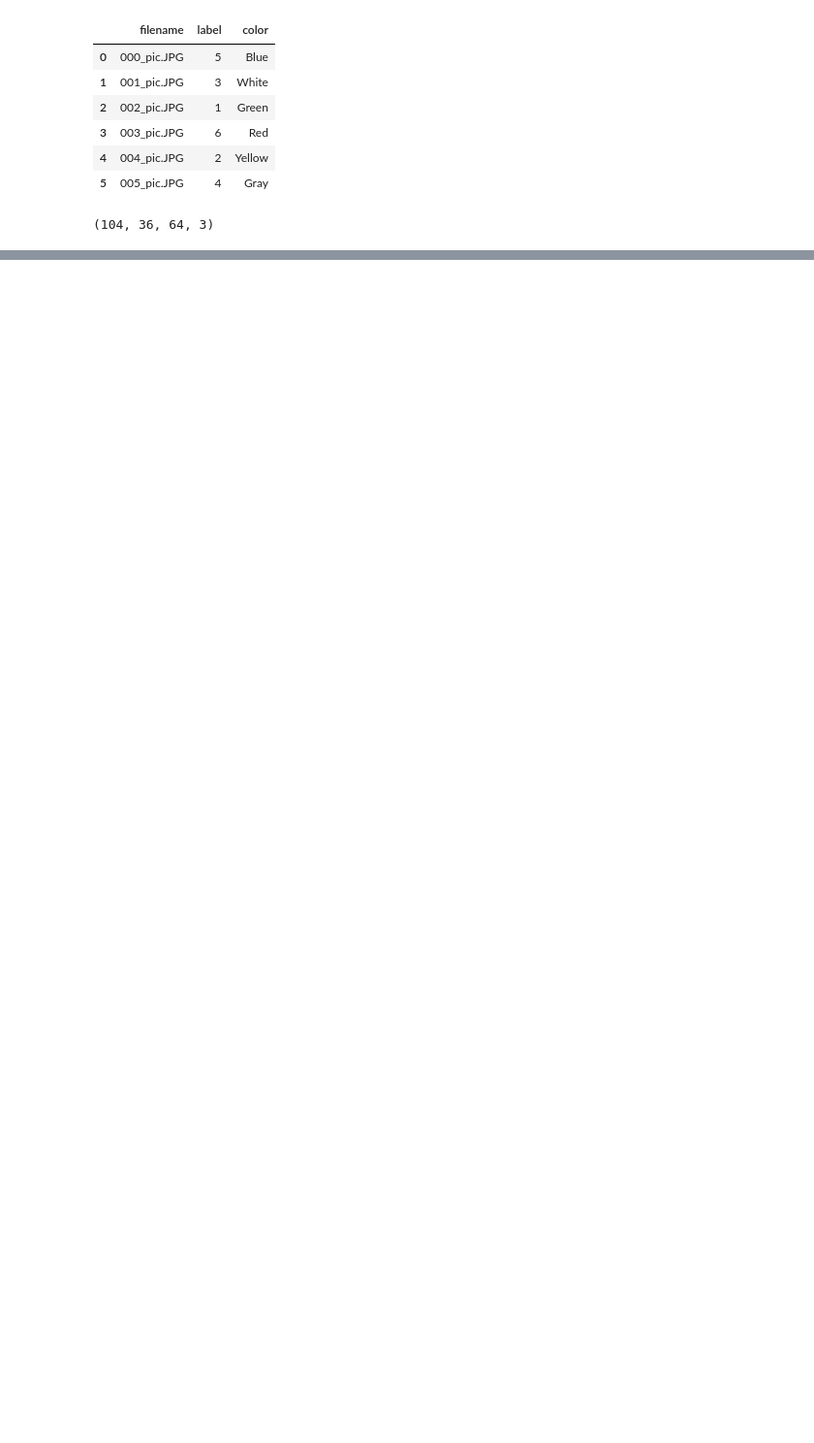
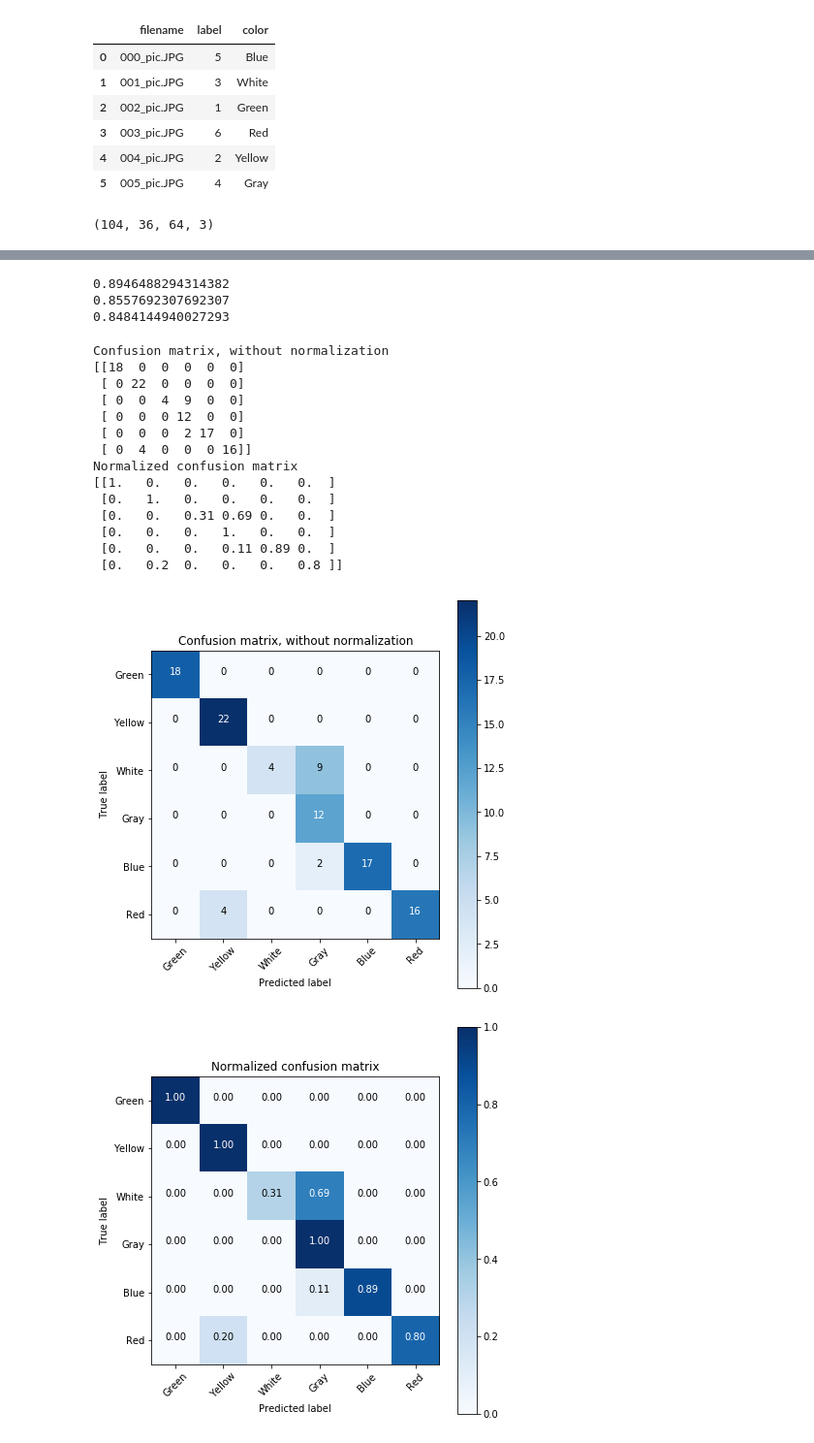
Before and after one commit to shalomma/BusDetection, a Jupyter notebook: color_detection/nn_color_detector_using_Keras.ipynb, the cells around one changed output, grey strips where cells are left out. Shown at 97% size. Cells and saved outputs as stored; diff of their text form; code cells hidden in the pictures; blank space fills up the shorter version.

Commit message:
weighted loss and confusion matrix

```diff
--- a/color_detection/nn_color_detector_using_Keras.ipynb
+++ b/color_detection/nn_color_detector_using_Keras.ipynb
@@ -165,11 +187,19 @@ for X_batch, y_batch in gen.flow(X, y, batch_size=9):
 # %%
 def get_callbacks(fold, patience_lr):
-    reduce_lr_loss = ReduceLROnPlateau(monitor='loss', factor=0.1,
-                                       patience=patience_lr, verbose=0, epsilon=1e-4, mode='min')
+
+    reduce_lr_loss = ReduceLROnPlateau(monitor='val_loss', factor=0.995, min_lr=1e-5, cooldown=5, min_delta=1e-7,
+                                       patience=patience_lr, verbose=0, mode='min')
+
     tb = keras.callbacks.TensorBoard(log_dir='./Graph/fold-{}/'.format(fold), batch_size=batch_size,
                                      write_graph=True, write_images=True, write_grads=True)
+
+    #early = keras.callbacks.EarlyStopping(monitor='val_loss', min_delta=0.000001, patience=5, verbose=0, mode='auto')
+
     #weights_cp = LambdaCallback(on_epoch_end=lambda epoch, logs: model.save_weights(filepath='./weights/weights.fold_{}_epoch_{:04d}_val_acc_{:.2f}.hdf5'.format(fold, epoch, logs['val_acc'])))
 
     return [reduce_lr_loss, tb]
+# %%
+k = 10
+folds = StratifiedKFold(n_splits=k, shuffle=True, random_state=1)
 # %%
 j = 1
@@ -229 +260,5 @@ y_pred = model.predict(X)
+# %%
+# predict all images
+y_pred = model.predict(X)
+y_pred = np.argmax(y_pred, axis=1)+1
 # %%
@@ -248,0 +280,8 @@ for img, lab in zip(X[:n], y_pred[:n]):
+# %%
+print(metrics.precision_score(y, y_pred, average='macro'))
+print(metrics.recall_score(y, y_pred, average='micro'))
+print(metrics.f1_score(y, y_pred, average='weighted'))
+# %% [output]
+0.8946488294314382
+0.8557692307692307
+0.8484144940027293
@@ -248,0 +322,34 @@ for img, lab in zip(X[:n], y_pred[:n]):
+# %%
+# Compute confusion matrix
+cnf_matrix = metrics.confusion_matrix(y, y_pred)
+np.set_printoptions(precision=2)
+
+# Plot non-normalized confusion matrix
+plt.figure(figsize=(6,6))
+class_names = ['Green', 'Yellow', 'White', 'Gray', 'Blue', 'Red']
+plot_confusion_matrix(cnf_matrix, classes=class_names,
+                      title='Confusion matrix, without normalization')
+
+# Plot normalized confusion matrix
+plt.figure(figsize=(6,6))
+plot_confusion_matrix(cnf_matrix, classes=class_names, normalize=True,
+                      title='Normalized confusion matrix')
+
+plt.show()
+# %% [output]
+Confusion matrix, without normalization
+[[18  0  0  0  0  0]
+ [ 0 22  0  0  0  0]
+ [ 0  0  4  9  0  0]
+ [ 0  0  0 12  0  0]
+ [ 0  0  0  2 17  0]
+ [ 0  4  0  0  0 16]]
+Normalized confusion matrix
+[[1.   0.   0.   0.   0.   0.  ]
+ [0.   1.   0.   0.   0.   0.  ]
+ [0.   0.   0.31 0.69 0.   0.  ]
+ [0.   0.   0.   1.   0.   0.  ]
+ [0.   0.   0.   0.11 0.89 0.  ]
+ [0.   0.2  0.   0.   0.   0.8 ]]
+[figure, added]
+[figure, added]
```
Also changed, not shown: parts of 21 cells of this notebook.
